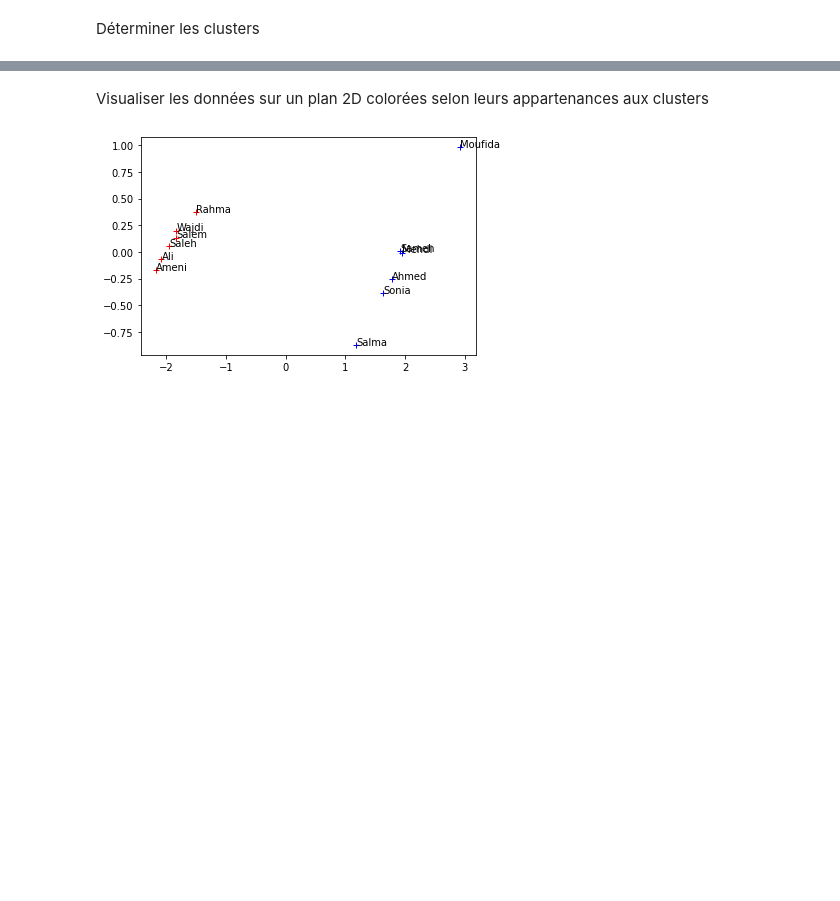
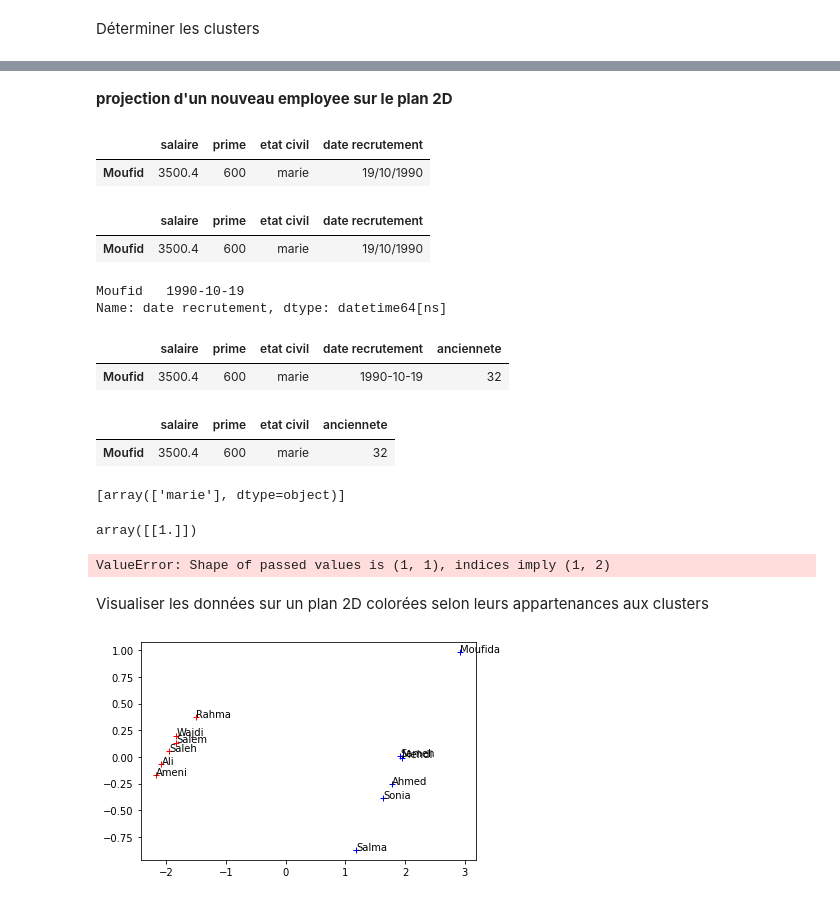
Before and after one commit to melekabbassi/Python, a Jupyter notebook: lab_clustering_kmeans.ipynb, the cells around one changed output, grey strips where cells are left out. Saved outputs shown, nothing was run; the diff lists cells and outputs as text; code cells hidden in the pictures; blank space fills up the shorter version.

```diff
--- a/lab_clustering_kmeans.ipynb
+++ b/lab_clustering_kmeans.ipynb
@@ -362,0 +354,60 @@ array([[ 1.63874567, -0.38377126],
+# %% [markdown]
+**projection d'un nouveau employee sur le plan 2D**
+# %%
+# add new employe to datafram
+import pandas as pd
+df_new=pd.DataFrame([[3500.400,600,'marie','19/10/1990']],index=['Moufid'], columns=df_employes.columns)
+
+df_new
+# %% [output]
+|  | salaire | prime | etat civil | date recrutement |
+| Moufid | 3500.4 | 600 | marie | 19/10/1990 |
+# %%
+df_new_ = df_employes.copy()
+df_new.fillna({'salaire': df_employes['salaire'].mean(),
+                'prime': df_employes['prime'].mean() }, inplace=True)
+df_new
+# %% [output]
+|  | salaire | prime | etat civil | date recrutement |
+| Moufid | 3500.4 | 600 | marie | 19/10/1990 |
+# %%
+df_new['date recrutement'] = pd.to_datetime(df_new['date recrutement'])
+df_new['date recrutement']
+# %% [output]
+Moufid   1990-10-19
+Name: date recrutement, dtype: datetime64[ns]
+# %%
+df_new['date recrutement'].apply(lambda date: datetime.now().year - date.year)
+
+df_new['anciennete'] = df_new['date recrutement'].apply(lambda date: datetime.now().year - date.year)
+df_new
+# %% [output]
+|  | salaire | prime | etat civil | date recrutement | anciennete |
+| Moufid | 3500.4 | 600 | marie | 1990-10-19 | 32 |
+# %%
+df_new.drop('date recrutement', axis=1, errors='ignore',inplace=True)
+df_new
+# %% [output]
+|  | salaire | prime | etat civil | anciennete |
+| Moufid | 3500.4 | 600 | marie | 32 |
+# %%
+from sklearn.preprocessing import OneHotEncoder
+
+# one hot encoding: convert categorical data to numerical data
+
+ohe_new=OneHotEncoder().fit(df_new[['etat civil']])
+
+ohe_new.categories_
+# %% [output]
+[array(['marie'], dtype=object)]
+# %%
+etat_civil_sparse_new = ohe_new.transform(df_new[['etat civil']])
+etat_civil_new = etat_civil_sparse_new.toarray()
+etat_civil_new
+# %% [output]
+array([[1.]])
+# %%
+df_etat_civile_new= pd.DataFrame(etat_civil_new, index = df_new.index, columns = ['etat civile celibataire', 'etat civile marie'])
+df_etat_civile_new
+# %% [output]
+ValueError: Shape of passed values is (1, 1), indices imply (1, 2)
```
Also changed, not shown: parts of 8 cells of this notebook, 1 other file.
